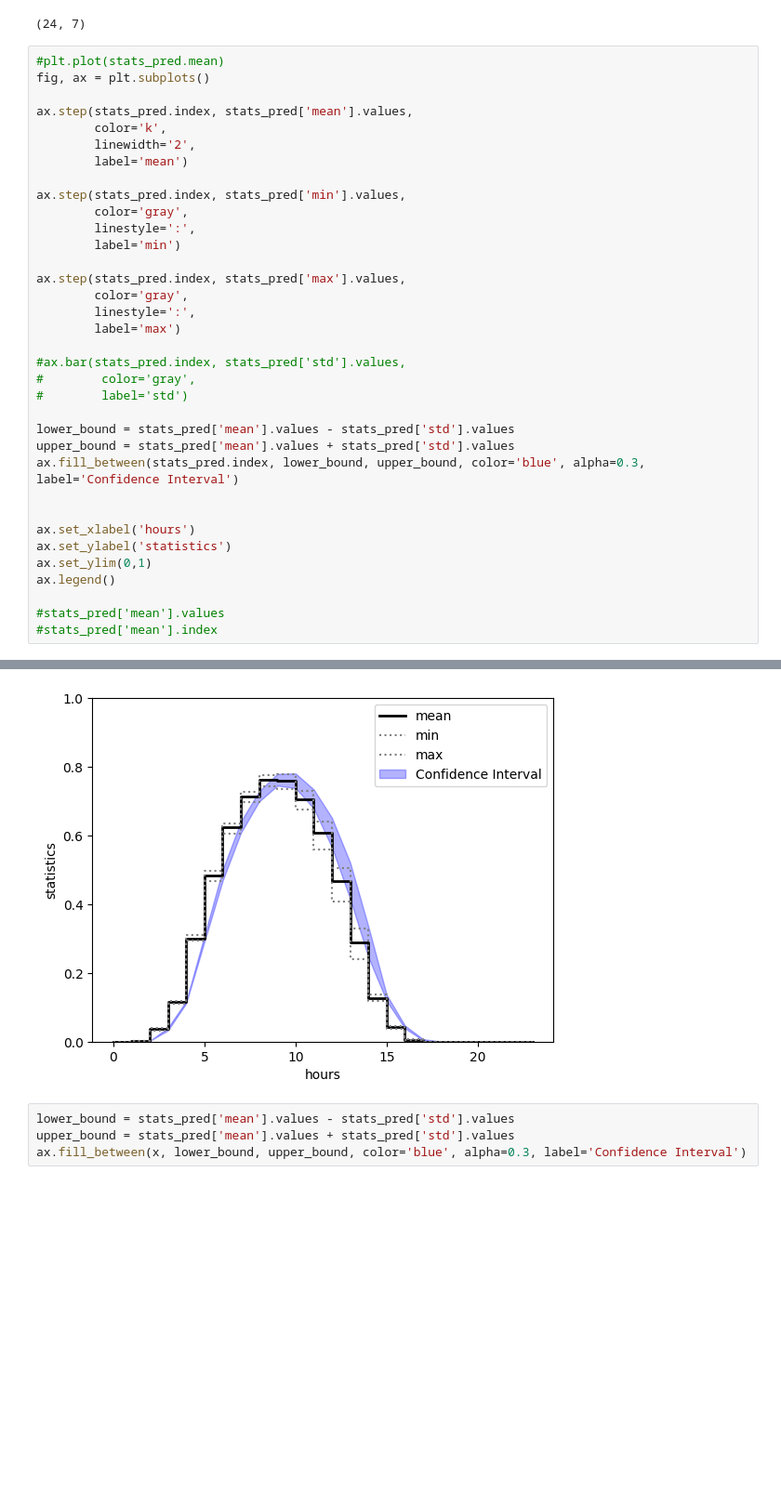
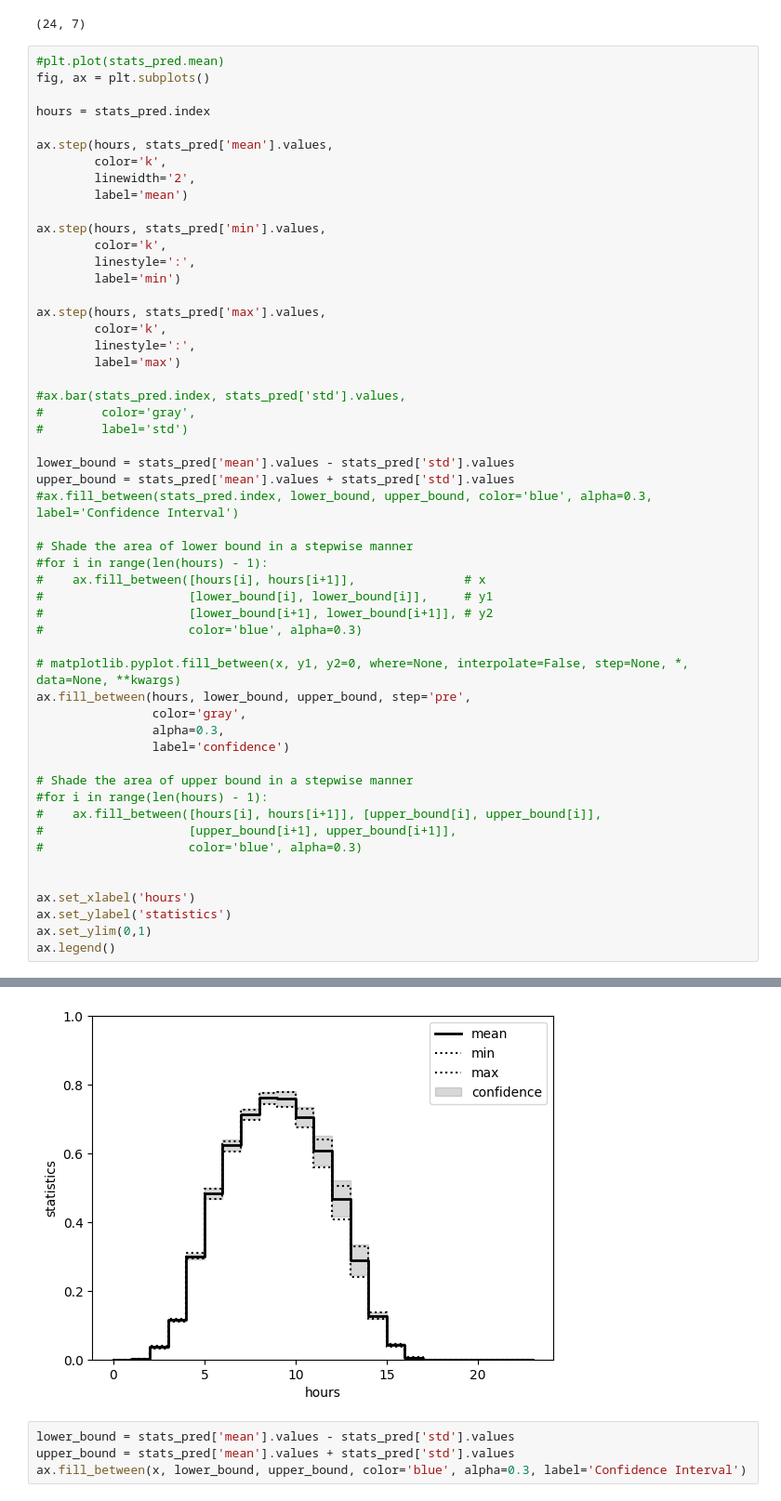
Before and after one commit to jerome-roeser/advanced-power-forecast, a Jupyter notebook: notebooks/hoernsch.ipynb, the cells around one changed output, grey strips where cells are left out. Shown: that part at 93% size. Drawn from its saved outputs; the diff is of its cells as text; blank space fills up the shorter version.

```diff
--- a/notebooks/hoernsch.ipynb
+++ b/notebooks/hoernsch.ipynb
@@ -328,41 +328,59 @@ stats_pred.shape
 # %%
 #plt.plot(stats_pred.mean)
 fig, ax = plt.subplots()
 
-ax.step(stats_pred.index, stats_pred['mean'].values,
+hours = stats_pred.index
+
+ax.step(hours, stats_pred['mean'].values,
         color='k',
         linewidth='2',
         label='mean')
 
-ax.step(stats_pred.index, stats_pred['min'].values,
-        color='gray',
+ax.step(hours, stats_pred['min'].values,
+        color='k',
         linestyle=':',
         label='min')
 
-ax.step(stats_pred.index, stats_pred['max'].values,
-        color='gray',
+ax.step(hours, stats_pred['max'].values,
+        color='k',
         linestyle=':',
         label='max')
 
 #ax.bar(stats_pred.index, stats_pred['std'].values,
 #        color='gray',
 #        label='std')
 
 lower_bound = stats_pred['mean'].values - stats_pred['std'].values
 upper_bound = stats_pred['mean'].values + stats_pred['std'].values
-ax.fill_between(stats_pred.index, lower_bound, upper_bound, color='blue', alpha=0.3, label='Confidence Interval')
+#ax.fill_between(stats_pred.index, lower_bound, upper_bound, color='blue', alpha=0.3, label='Confidence Interval')
+
+# Shade the area of lower bound in a stepwise manner
+#for i in range(len(hours) - 1):
+#    ax.fill_between([hours[i], hours[i+1]],               # x
+#                    [lower_bound[i], lower_bound[i]],     # y1
+#                    [lower_bound[i+1], lower_bound[i+1]], # y2
+#                    color='blue', alpha=0.3)
+
+# matplotlib.pyplot.fill_between(x, y1, y2=0, where=None, interpolate=False, step=None, *, data=None, **kwargs)
+ax.fill_between(hours, lower_bound, upper_bound, step='pre',
+                color='gray',
+                alpha=0.3,
+                label='confidence')
+
+# Shade the area of upper bound in a stepwise manner
+#for i in range(len(hours) - 1):
+#    ax.fill_between([hours[i], hours[i+1]], [upper_bound[i], upper_bound[i]],
+#                    [upper_bound[i+1], upper_bound[i+1]],
+#                    color='blue', alpha=0.3)
 
 
 ax.set_xlabel('hours')
 ax.set_ylabel('statistics')
 ax.set_ylim(0,1)
 ax.legend()
-
-#stats_pred['mean'].values
-#stats_pred['mean'].index
 # %% [output]
 <matplotlib.legend.Legend at 0x...>
-[figure, old version]
+[figure, new version]
 # %%
 lower_bound = stats_pred['mean'].values - stats_pred['std'].values
 upper_bound = stats_pred['mean'].values + stats_pred['std'].values
```
